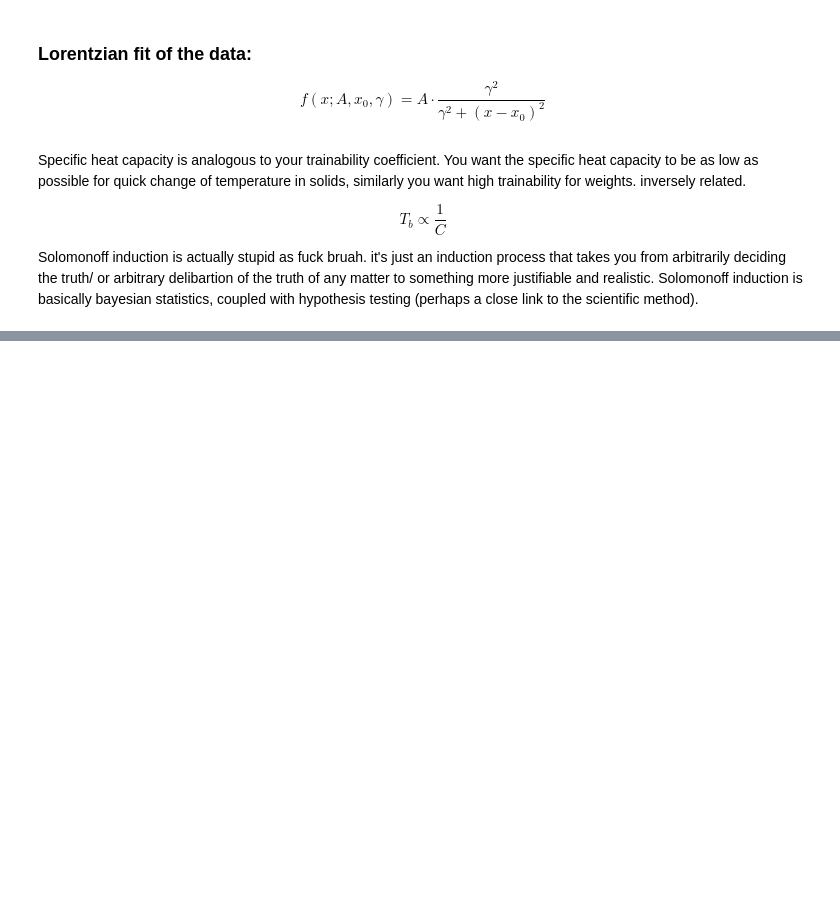
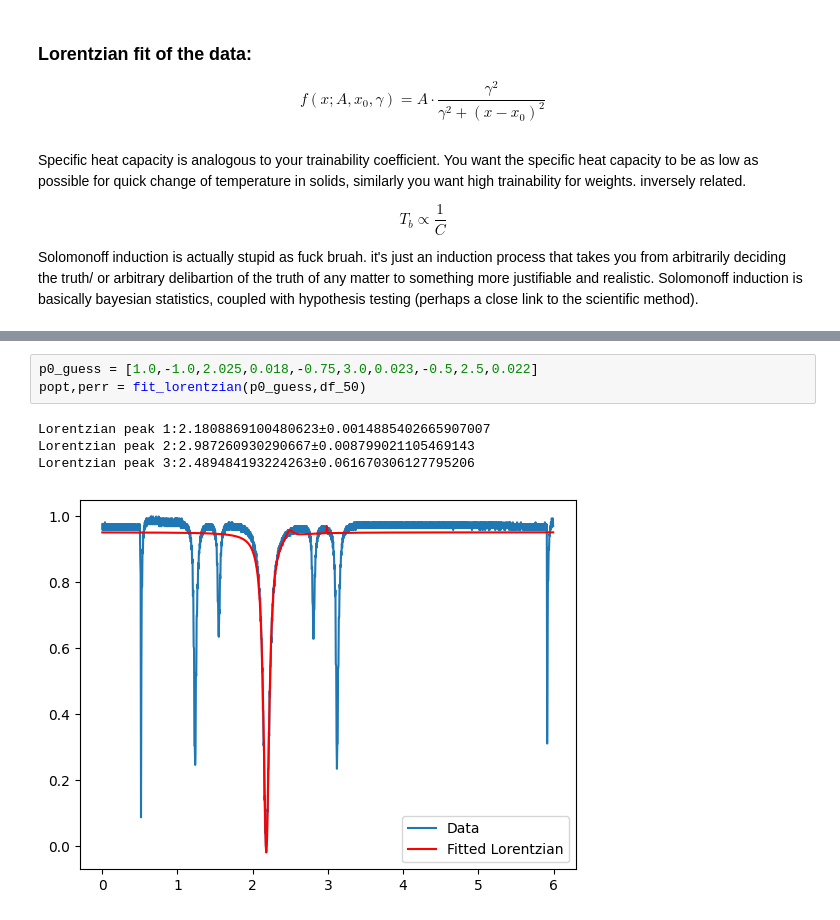
Before and after one commit to imathrock/Optical_Pumping, a Jupyter notebook: Data_analysis.ipynb, the cells around one changed output, grey strips where cells are left out. Cells and saved outputs as stored; diff of their text form; blank space fills up the shorter version.

```diff
--- a/Data_analysis.ipynb
+++ b/Data_analysis.ipynb
@@ -68,0 +83,8 @@ plt.show()
+# %%
+p0_guess = [1.0,-1.0,2.025,0.018,-0.75,3.0,0.023,-0.5,2.5,0.022]
+popt,perr = fit_lorentzian(p0_guess,df_50)
+# %% [output]
+Lorentzian peak 1:2.1808869100480623±0.0014885402665907007
+Lorentzian peak 2:2.987260930290667±0.008799021105469143
+Lorentzian peak 3:2.489484193224263±0.061670306127795206
+[figure, added]
```
Also changed, not shown: parts of 7 cells of this notebook, 9 other files.
